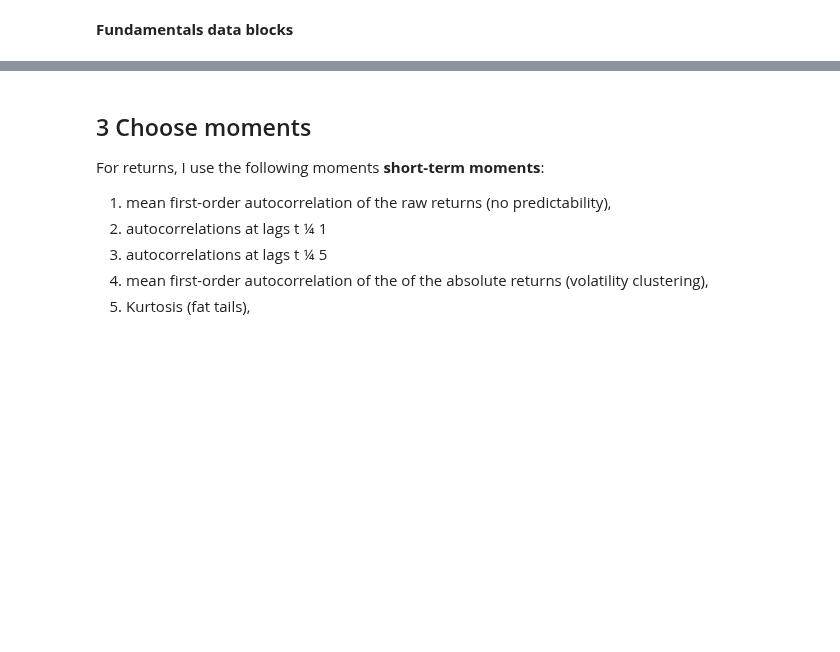
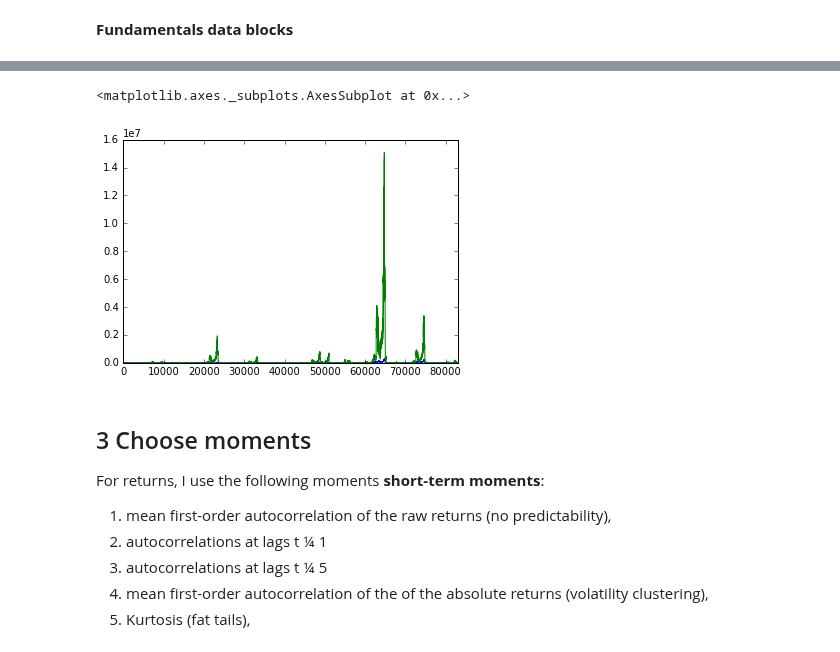
Before and after one commit to joerischasfoort/sim-fin-abm, a Jupyter notebook: bootstrapped_moments_sp500.ipynb, the cells around one changed output, grey strips where cells are left out. Saved outputs shown, nothing was run; the diff lists cells and outputs as text; code cells hidden in the pictures; blank space fills up the shorter version.

```diff
--- a/bootstrapped_moments_sp500.ipynb
+++ b/bootstrapped_moments_sp500.ipynb
@@ -58,0 +104,2 @@ spy_all['dev_fundamental'] = (spy_all['price'] - spy_all['fundamental']) / spy_a
+# %%
+real_prices = shiller_data['Price'][:len(fundamental_values)]
@@ -100,0 +199,35 @@ for i in range(5000):
+# %%
+def index_new_series(s1, s2):
+    """indexes a block before pasting """
+    X0 = s2[0] / s1[-1]
+    indexed_series2 = [x / X0 for x in s2]
+    #new_series = series1 + indexed_series2
+    return indexed_series2
+# %%
+# Divide both fundamentals and prices into blocks
+shiller_data_blocks = []
+for x in range(0, len(fundamental_values[:-4]), shiller_block_size):
+    shiller_data_blocks.append((list(fundamental_values[x:x+shiller_block_size]), list(real_prices[x:x+shiller_block_size])))
+
+# draw 5000 random series
+bootstrapped_shiller_series = []
+for i in range(5000):
+    print(i)
+    sim_data = [random.choice(shiller_data_blocks) for _ in shiller_data_blocks] # choose a random set of blocks
+    sim_data_fundamentals = sim_data[0][0] # add first block of fundamentals data
+    for i in range(1, len(sim_data)):
+        #print('working on fundamentals', i)
+        indexed_block = index_new_series(sim_data[i-1][0], sim_data[i][0])
+        sim_data_fundamentals += indexed_block
+    #sim_data_fundamentals = [j for i in sim_data for j in i[0]] # paste the time series after each other
+
+    #sim_data_prices = [j for i in sim_data for j in i[1]]
+
+    sim_data_prices = sim_data[0][1] # add first block of fundamentals data
+    for i in range(1, len(sim_data)):
+        #print('i am now here', i)
+        indexed_block = index_new_series(sim_data[i-1][1], sim_data[i][1])
+        sim_data_prices += indexed_block
+
+    bootstrapped_shiller_series.append((sim_data_fundamentals, sim_data_prices))
+# then we can minimize the model average deviations.
@@ -101,3 +255,9 @@ for i in range(5000):
+# %%
+pd.Series(bootstrapped_shiller_series[4][0]).plot()
+pd.Series(bootstrapped_shiller_series[4][1]).plot()
+# %% [output]
+<matplotlib.axes._subplots.AxesSubplot at 0x...>
+[figure, added]
 # %% [markdown]
 ## 3 Choose moments
 
```
Also changed, not shown: parts of 21 cells of this notebook, 2 other files.
